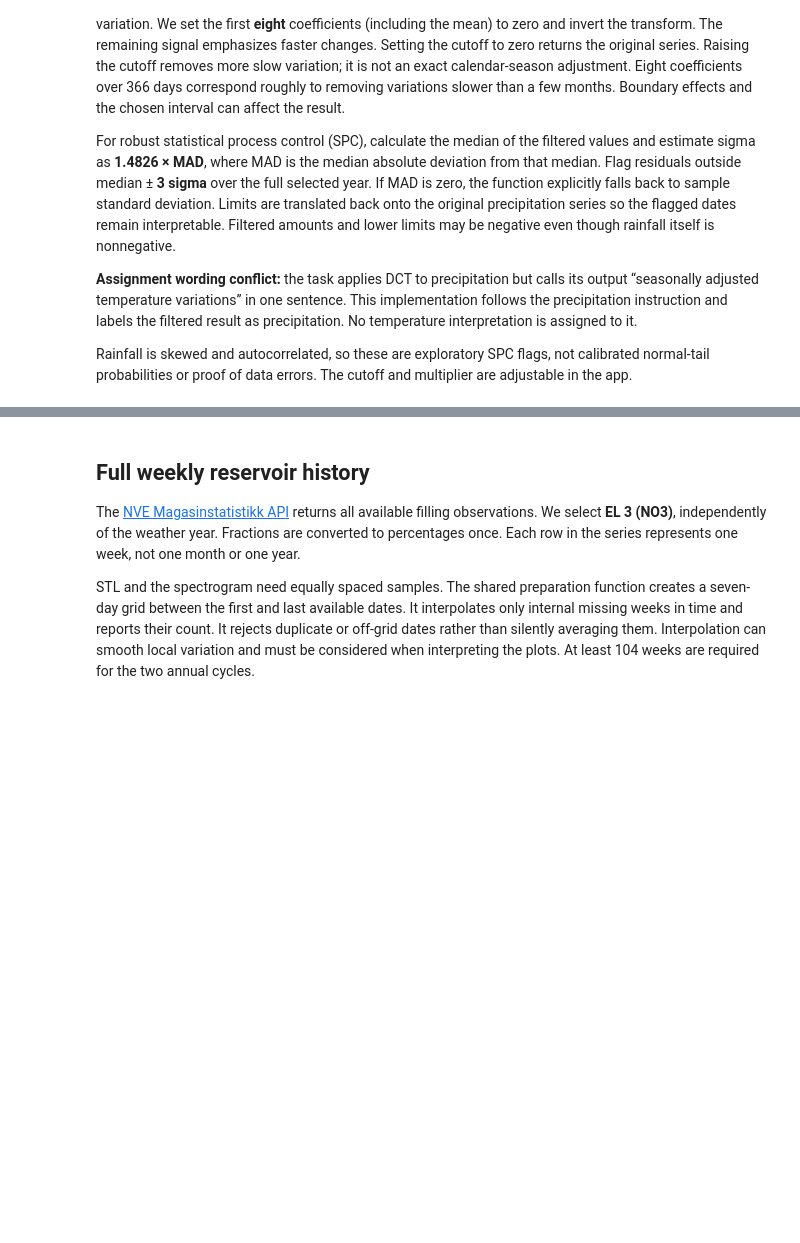
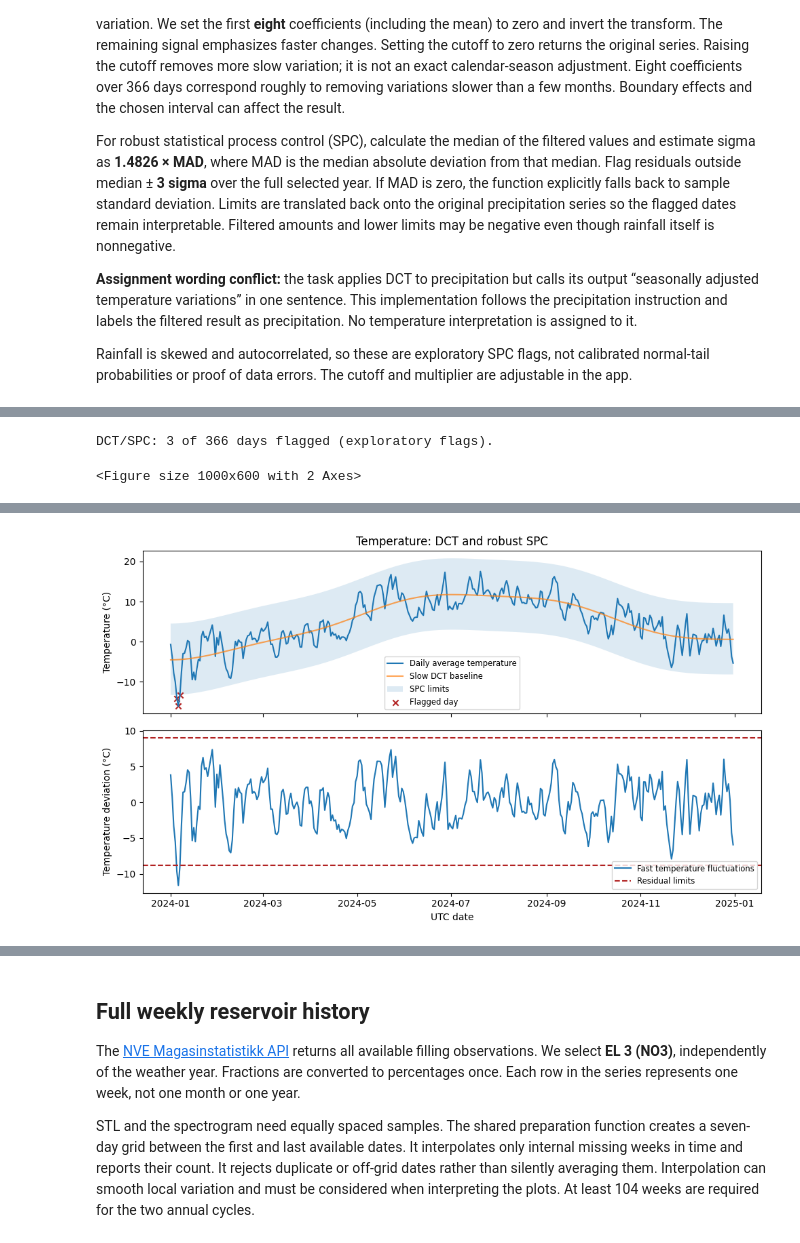
Before and after one commit to dared22/ind320, a Jupyter notebook: project_notebook_part3.ipynb, the cells around one changed output, grey strips where cells are left out. Cells and saved outputs as stored; diff of their text form; code cells hidden in the pictures; blank space fills up the shorter version.

Commit message:
frdy notebook

```diff
--- a/project_notebook_part3.ipynb
+++ b/project_notebook_part3.ipynb
@@ -25,6 +9,4 @@ and Part 2 notebooks are retained separately.
 # %%
-# Run from the repository root and embed plots in the notebook and PDF.
-%matplotlib inline
 from pathlib import Path
 import logging
 import matplotlib.pyplot as plt
@@ -38,9 +20,4 @@ from ind320.data.weather import fetch_weather, daily_weather, load_weather_coord
 from ind320.data.reservoirs import fetch_reservoir_history
 from ind320.analysis.weather import precipitation_analysis, temperature_analysis
 from ind320.analysis.reservoirs import weekly_filling, stl_analysis, filling_spectrogram
-
-# Bare notebook execution does not have a Streamlit session; suppress its cache notices.
-logging.getLogger("streamlit").setLevel(logging.ERROR)
-plt.rcParams.update({"figure.dpi": 110, "font.size": 10})
-print("Project root:", ROOT.name)
 # %% [output]
@@ -322,0 +185,64 @@ PASS: original temperatures retained; higher contamination includes the default
+# %%
+# Temperature: the same DCT high-pass filter and robust SPC used above.
+# This approximates seasonal adjustment; it is separate from temperature LOF below.
+from scipy.fft import dct, idct
+from scipy.stats import median_abs_deviation
+
+# Remove the mean and seven other slow cosine components from daily temperature.
+temperature_values = daily.temperature_2m.to_numpy(dtype=float)
+temperature_coefficients = dct(temperature_values, norm="ortho")
+temperature_coefficients[:8] = 0
+temperature_filtered = idct(temperature_coefficients, norm="ortho")
+temperature_baseline = temperature_values - temperature_filtered
+
+# Estimate robust limits on the fluctuations, with the same zero-MAD fallback.
+temperature_center = float(np.median(temperature_filtered))
+temperature_sigma = float(median_abs_deviation(temperature_filtered, scale="normal"))
+if temperature_sigma == 0:
+    temperature_sigma = float(np.std(temperature_filtered, ddof=1))
+temperature_lower = temperature_center - 3 * temperature_sigma
+temperature_upper = temperature_center + 3 * temperature_sigma
+temperature_flags = (
+    (temperature_filtered < temperature_lower)
+    | (temperature_filtered > temperature_upper)
+)
+temperature_dct = pd.DataFrame(
+    {"temperature_2m": temperature_values, "baseline": temperature_baseline,
+     "filtered": temperature_filtered, "outlier": temperature_flags},
+    index=daily.index,
+)
+
+# Translate the residual limits onto the original temperature scale in the top panel.
+fig, axes = plt.subplots(2, 1, figsize=(10, 6), sharex=True)
+axes[0].plot(daily.index, temperature_values, label="Daily average temperature")
+axes[0].plot(daily.index, temperature_baseline, label="Slow DCT baseline", alpha=0.7)
+axes[0].fill_between(
+    daily.index, temperature_baseline + temperature_lower,
+    temperature_baseline + temperature_upper, alpha=0.15, label="SPC limits",
+)
+axes[0].scatter(
+    daily.index[temperature_flags], temperature_values[temperature_flags],
+    color="firebrick", marker="x", label="Flagged day",
+)
+axes[0].set(title="Temperature: DCT and robust SPC", ylabel="Temperature (°C)")
+axes[0].legend(fontsize="small")
+axes[1].plot(daily.index, temperature_filtered, label="Fast temperature fluctuations")
+axes[1].axhline(temperature_lower, color="firebrick", linestyle="--")
+axes[1].axhline(temperature_upper, color="firebrick", linestyle="--", label="Residual limits")
+axes[1].set(xlabel="UTC date", ylabel="Temperature deviation (°C)")
+axes[1].legend(fontsize="small")
+fig.tight_layout()
+plt.show()
+
+# Both panels flag the same dates; the components must reconstruct the input.
+assert np.allclose(temperature_baseline + temperature_filtered, temperature_values)
+assert np.array_equal(
+    temperature_flags,
+    (temperature_values < temperature_baseline + temperature_lower)
+    | (temperature_values > temperature_baseline + temperature_upper),
+)
+print(f"DCT/SPC: {temperature_flags.sum()} of {len(daily)} days flagged (exploratory flags).")
+display(temperature_dct.loc[temperature_dct.outlier])
+# %% [output]
+DCT/SPC: 3 of 366 days flagged (exploratory flags).
+<Figure size 1000x600 with 2 Axes>
@@ -322,0 +254 @@ PASS: original temperatures retained; higher contamination includes the default
+[figure, added]
```
Also changed, not shown: parts of 20 cells of this notebook, 2 other files.
